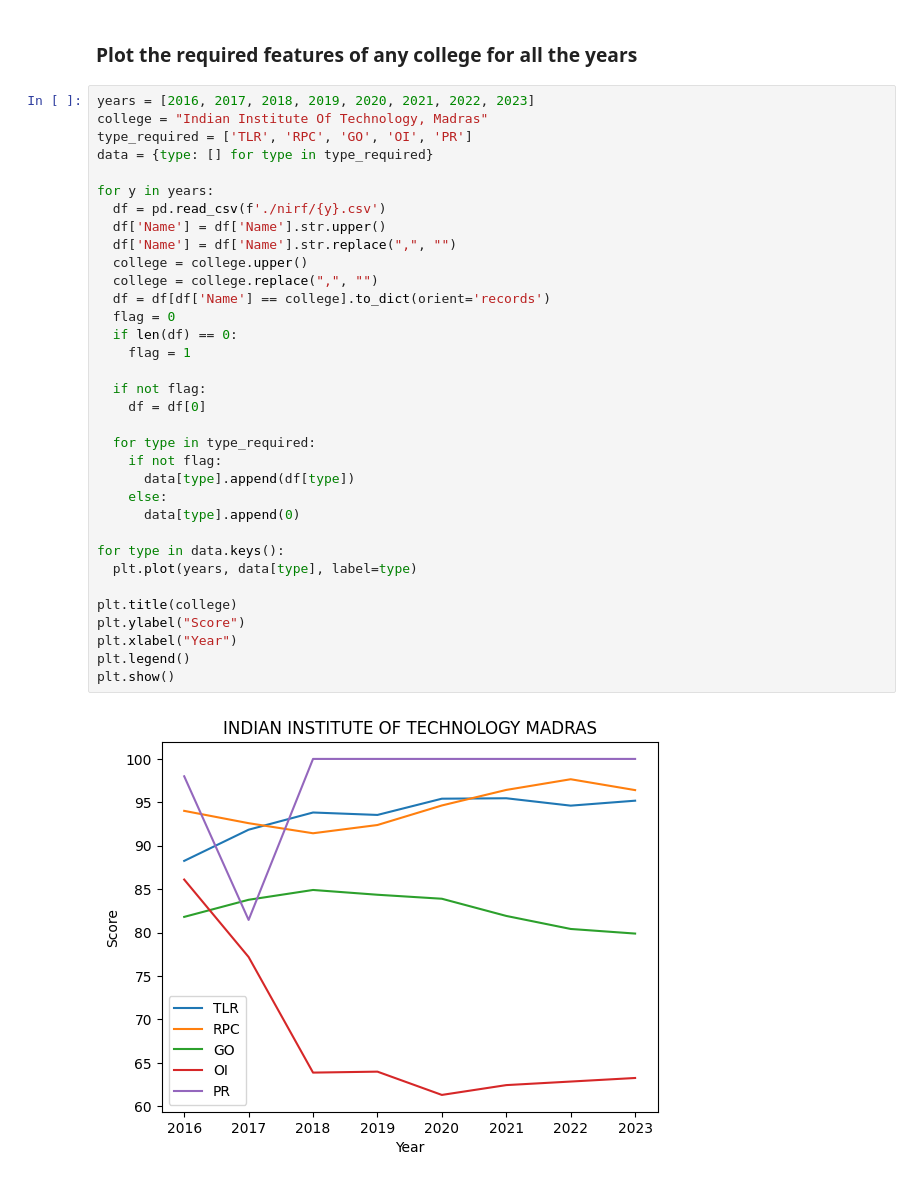
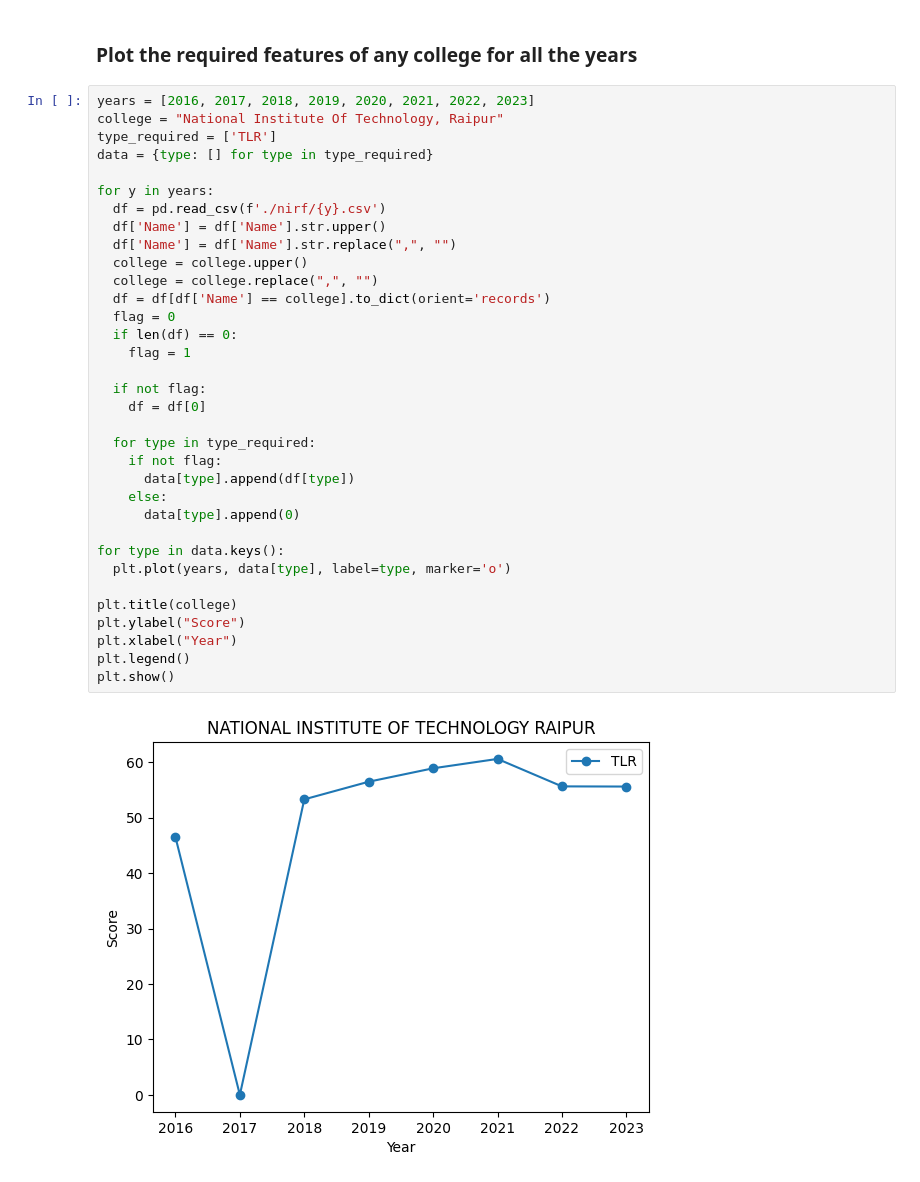
Before and after one commit to gracious7/NIRF-CU-70, a Jupyter notebook: nirf_backend/main/data/graphs.ipynb, the cells around one changed output. Saved outputs shown, nothing was run; the diff lists cells and outputs as text.

```diff
--- a/nirf_backend/main/data/graphs.ipynb
+++ b/nirf_backend/main/data/graphs.ipynb
@@ -106,37 +154,37 @@ plt.show()
 ### Plot the required features of any college for all the years
 # %%
 years = [2016, 2017, 2018, 2019, 2020, 2021, 2022, 2023]
-college = "Indian Institute Of Technology, Madras"
-type_required = ['TLR', 'RPC', 'GO', 'OI', 'PR']
+college = "National Institute Of Technology, Raipur"
+type_required = ['TLR']
 data = {type: [] for type in type_required}
 
 for y in years:
   df = pd.read_csv(f'./nirf/{y}.csv')
   df['Name'] = df['Name'].str.upper()
   df['Name'] = df['Name'].str.replace(",", "")
   college = college.upper()
   college = college.replace(",", "")
   df = df[df['Name'] == college].to_dict(orient='records')
   flag = 0
   if len(df) == 0:
     flag = 1
 
   if not flag:
     df = df[0]
 
   for type in type_required:
     if not flag:
       data[type].append(df[type])
     else:
       data[type].append(0)
 
 for type in data.keys():
-  plt.plot(years, data[type], label=type)
+  plt.plot(years, data[type], label=type, marker='o')
 
 plt.title(college)
 plt.ylabel("Score")
 plt.xlabel("Year")
 plt.legend()
 plt.show()
 # %% [output]
-[figure, old version]
+[figure, new version]
```
Also changed, not shown: parts of 7 cells of this notebook.
